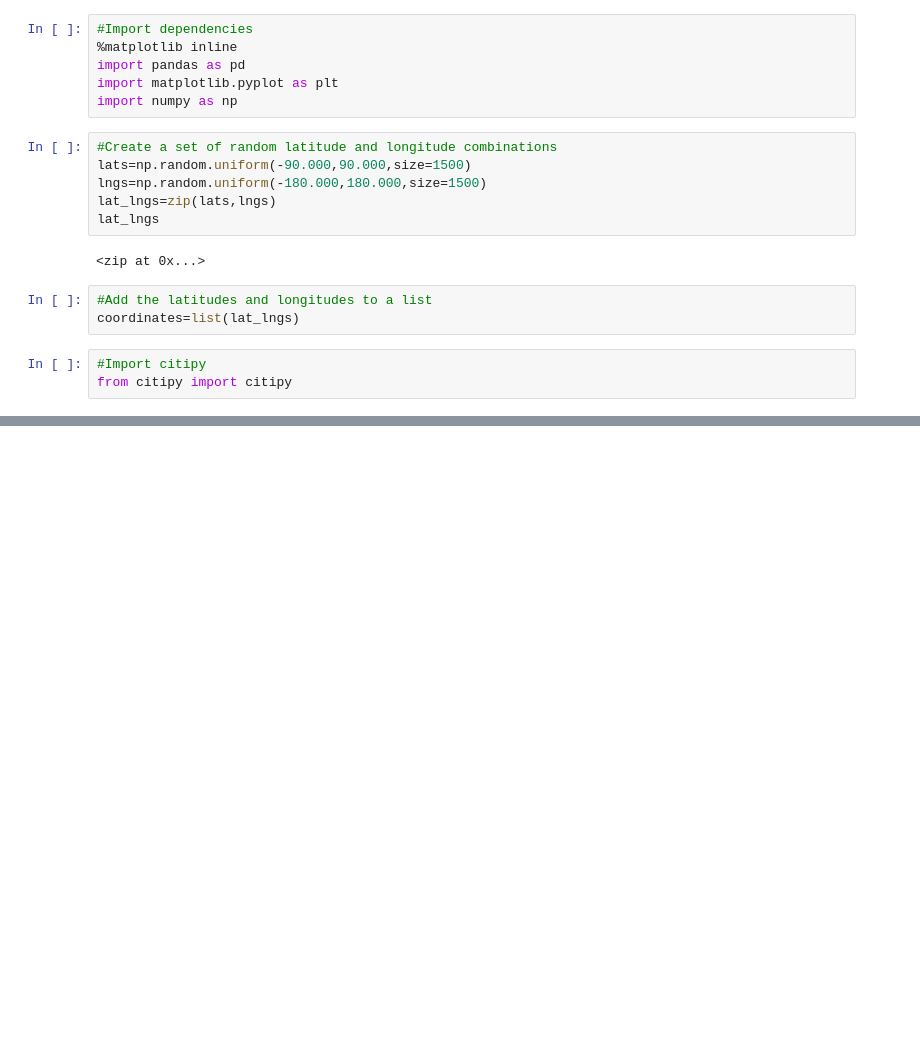
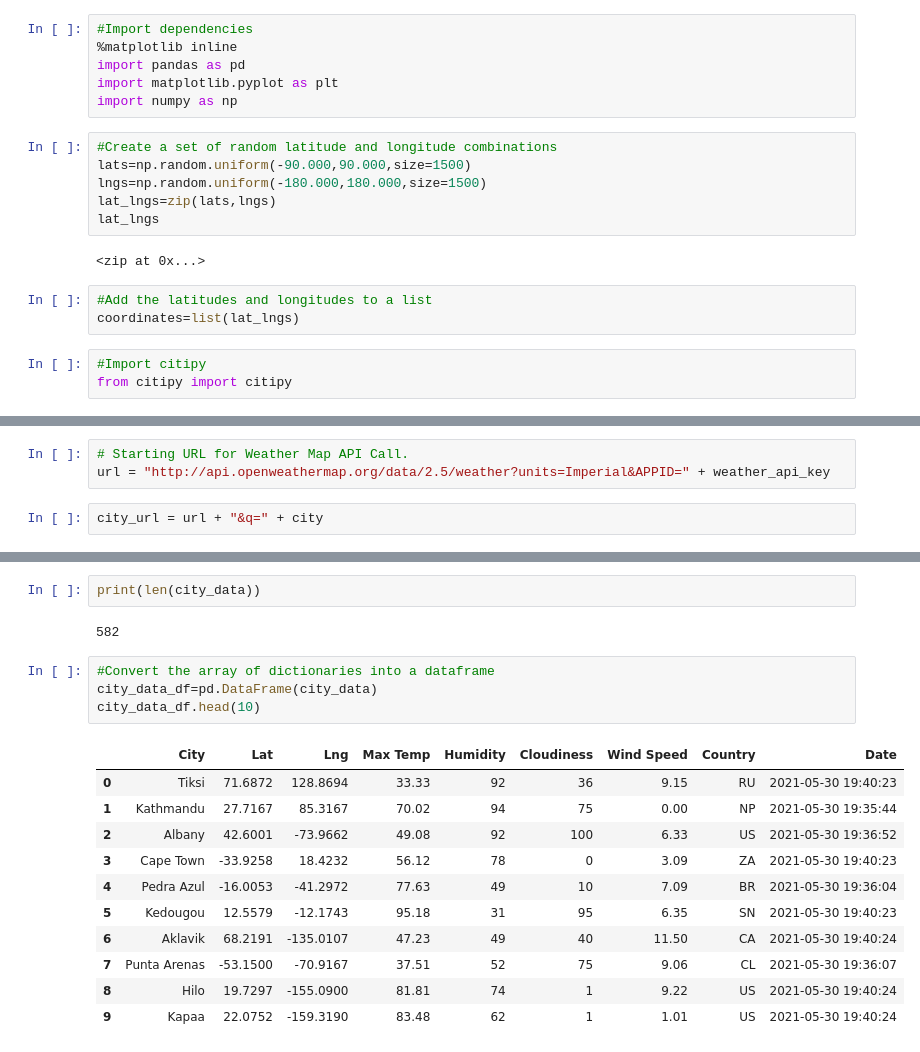
Before and after one commit to tmmytwllms/World_Weather_Analysis, a Jupyter notebook: WeatherPy.ipynb, the cells around one changed output, grey strips where cells are left out. Saved outputs shown, nothing was run; the diff lists cells and outputs as text; blank space fills up the shorter version.

Commit message:
Updated the weatherpy to have loops and try/except to get data for each city

```diff
--- a/WeatherPy.ipynb
+++ b/WeatherPy.ipynb
@@ -37,0 +41,5 @@ len(cities)
+# %%
+# Starting URL for Weather Map API Call.
+url = "http://api.openweathermap.org/data/2.5/weather?units=Imperial&APPID=" + weather_api_key
+# %%
+city_url = url + "&q=" + city
@@ -37,0 +126,20 @@ len(cities)
+# %%
+print(len(city_data))
+# %% [output]
+582
+# %%
+#Convert the array of dictionaries into a dataframe
+city_data_df=pd.DataFrame(city_data)
+city_data_df.head(10)
+# %% [output]
+|  | City | Lat | Lng | Max Temp | Humidity | Cloudiness | Wind Speed | Country | Date |
+| 0 | Tiksi | 71.6872 | 128.8694 | 33.33 | 92 | 36 | 9.15 | RU | 2021-05-30 19:40:23 |
+| 1 | Kathmandu | 27.7167 | 85.3167 | 70.02 | 94 | 75 | 0.00 | NP | 2021-05-30 19:35:44 |
+| 2 | Albany | 42.6001 | -73.9662 | 49.08 | 92 | 100 | 6.33 | US | 2021-05-30 19:36:52 |
+| 3 | Cape Town | -33.9258 | 18.4232 | 56.12 | 78 | 0 | 3.09 | ZA | 2021-05-30 19:40:23 |
+| 4 | Pedra Azul | -16.0053 | -41.2972 | 77.63 | 49 | 10 | 7.09 | BR | 2021-05-30 19:36:04 |
+| 5 | Kedougou | 12.5579 | -12.1743 | 95.18 | 31 | 95 | 6.35 | SN | 2021-05-30 19:40:23 |
+| 6 | Aklavik | 68.2191 | -135.0107 | 47.23 | 49 | 40 | 11.50 | CA | 2021-05-30 19:40:24 |
+| 7 | Punta Arenas | -53.1500 | -70.9167 | 37.51 | 52 | 75 | 9.06 | CL | 2021-05-30 19:36:07 |
+| 8 | Hilo | 19.7297 | -155.0900 | 81.81 | 74 | 1 | 9.22 | US | 2021-05-30 19:40:24 |
+| 9 | Kapaa | 22.0752 | -159.3190 | 83.48 | 62 | 1 | 1.01 | US | 2021-05-30 19:40:24 |
```
Also changed, not shown: parts of 7 cells of this notebook, 1 other file.
